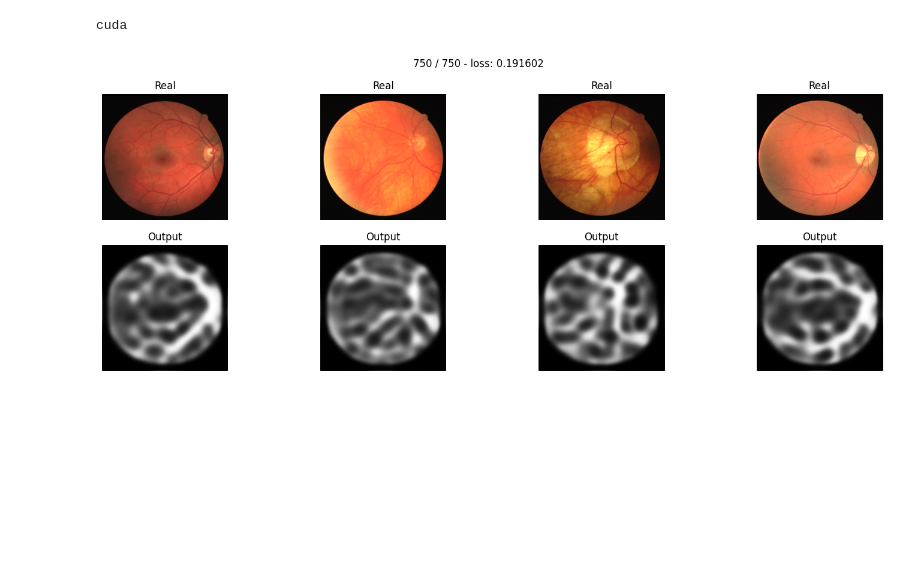
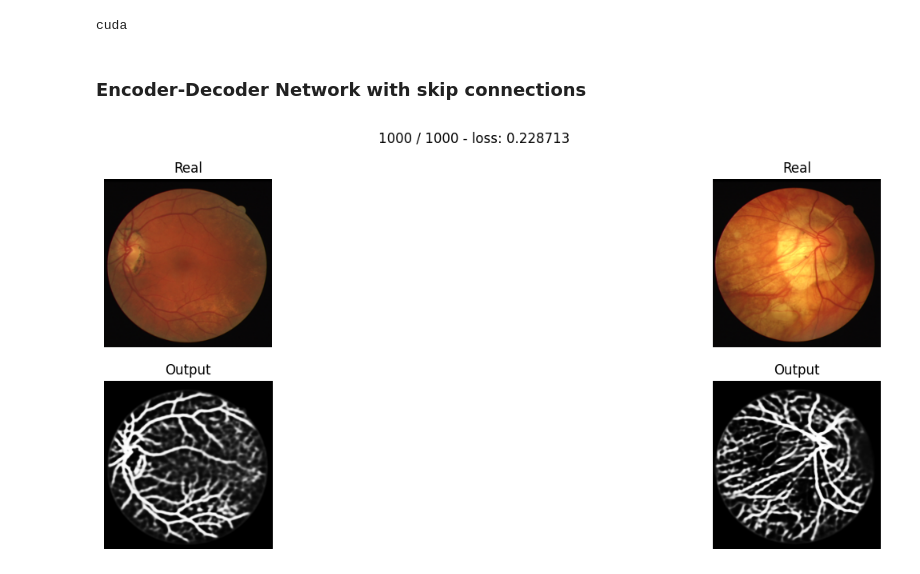
Before and after one commit to dedelstein/deepl_cv_p2, a Jupyter notebook: p2_notebook.ipynb, the cells around one changed output. Cells and saved outputs as stored; diff of their text form; code cells hidden in the pictures; blank space fills up the shorter version.

```diff
--- a/p2_notebook.ipynb
+++ b/p2_notebook.ipynb
@@ -134,0 +213,16 @@ plt.show()
+# %%
+# Image preview with image and mask
+plt.rcParams['figure.figsize'] = [18, 6]
+
+images, masks = next(iter(train_loader_ph2))
+
+# Print the unique values in masks
+print("Unique values in masks:", torch.unique(masks))
+
+for i in range(6):
+    plt.subplot(2, 6, i+1)
+    plt.imshow(np.swapaxes(np.swapaxes(images[i], 0, 2), 0, 1))
+
+    plt.subplot(2, 6, i+7)
+    plt.imshow(masks[i].squeeze())
+plt.show()
@@ -188,7 +284,6 @@ class EncDec(nn.Module):
         out = self.final_conv(d3) # no activation
         return out
 # %%
-
 # Same model with skip connections
 class EncDec_skipconnections(nn.Module):
     def __init__(self):
@@ -216,7 +311,8 @@ class EncDec_skipconnections(nn.Module):
         self.dec_conv2 = nn.Conv2d(256 + 128, 128, 3, padding=1)  # 256 from dec_conv1 + 128 from enc_conv1
         self.upsample3 = nn.Upsample(scale_factor=2, mode='bilinear')  # 64 -> 128
         self.dec_conv3 = nn.Conv2d(128 + 64, 64, 3, padding=1)  # 128 from dec_conv2 + 64 from enc_conv0
-        self.final_conv = nn.Conv2d(64, 1, 1)  # 1 channel output for grayscale mask
+        #self.final_conv = nn.Conv2d(64, 1, 1)  # 1 channel output for grayscale mask
+        self.final_conv = nn.Conv2d(64, 3, kernel_size=1)
 
     def forward(self, x):
         # encoder
@@ -335,17 +473,28 @@ def predict(model, data):
     model.eval()  # testing mode
     Y_pred = [F.sigmoid(model(X_batch.to(device))) for X_batch, _ in data]
     return np.array(Y_pred)
+# %% [markdown]
+### Encoder-Decoder Network with skip connections
 # %%
-# Train the encoder-decoder net
-model = EncDec().to(device)
-epoch = 750
-criterion = focal_loss
+# Train the encoder-decoder net with skip connections and bilinear in the upsampler
+model = EncDec_skipconnections().to(device)
+#model = EncDec().to(device)
+
+epoch = 1000
+criterion = bce_loss
 lr = 0.0001
 weight_decay = 0.001
 
-train(model, optim.Adam(model.parameters(),lr, weight_decay=weight_decay), criterion, epoch, train_loader, val_loader)
+
+#uncomment like the example below to train and validate (with IoU right now) (cannot currently validate both at once since it was a quick and dirty implementation)
+test_loader = test_loader_drive
+train_drive(model, optim.Adam(model.parameters(),lr, weight_decay=weight_decay), criterion, epoch, train_loader_drive, val_loader_drive)
+
+
+#val_loader = test_loader_ph2
+#train_ph2(model, optim.Adam(model.parameters(),lr, weight_decay=weight_decay), criterion, epoch, train_loader_ph2, val_loader_ph2)
 # %% [output]
-[figure, old version]
+[figure, new version]
 # %%
 summary(model, (3, 256, 256))
 # %% [output]
```
Also changed, not shown: parts of 19 cells of this notebook.
